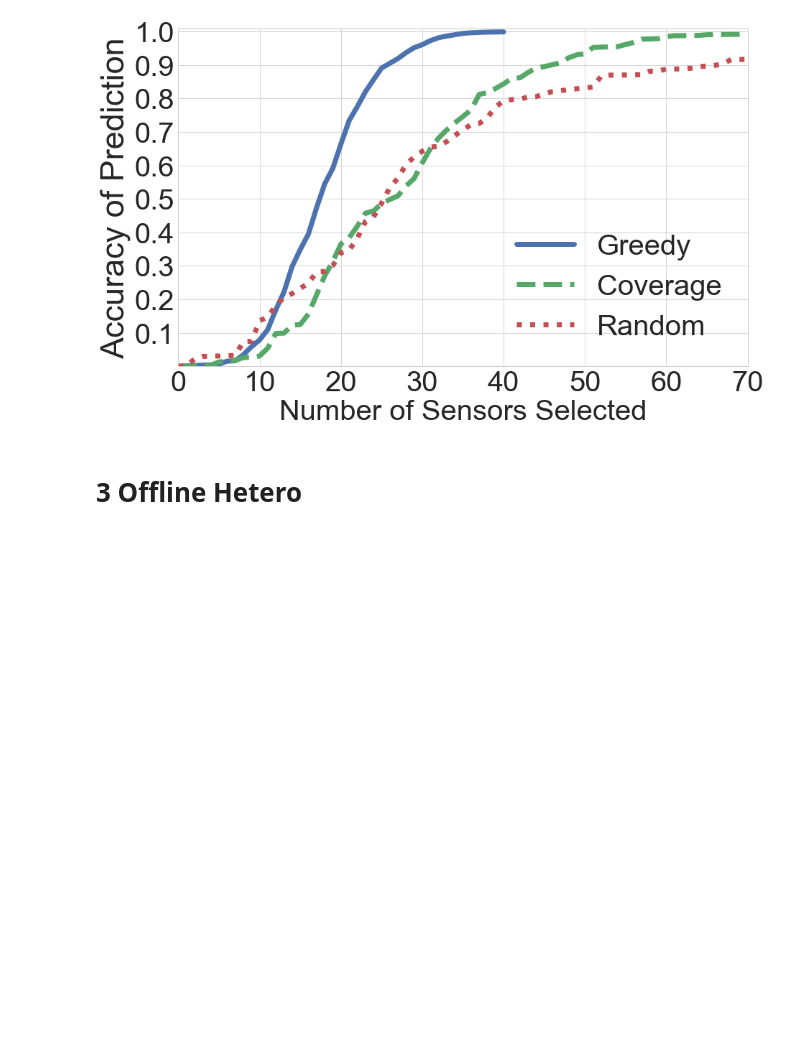
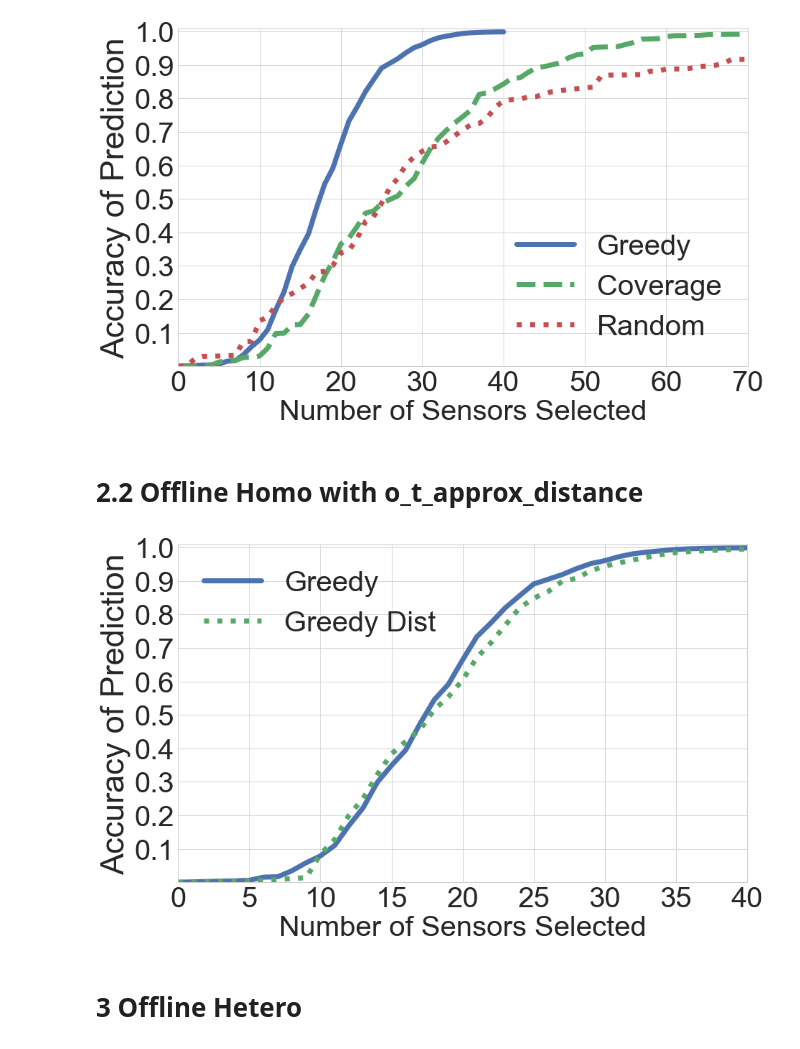
Before and after one commit to Wings-Lab/SelectSensor, a Jupyter notebook: plots.ipynb, the cells around one changed output. Cells and saved outputs as stored; diff of their text form; code cells hidden in the pictures; blank space fills up the shorter version.

Commit message:
add o_t_approx_dist

```diff
--- a/plots.ipynb
+++ b/plots.ipynb
@@ -117,6 +117,60 @@ plt.savefig('plot64/offline_homo.pdf')
 plt.show()
 # %% [output]
 [figure]
+# %% [markdown]
+# 2.2 Offline Homo with o_t_approx_distance
+# %%
+from matplotlib import rcParams
+rcParams.update({'figure.autolayout': True})
+def_figsize = 56, 20
+#rcParams['figure.figsize'] = 28, 20
+
+plt.style.use('seaborn-paper')
+sns.set(context='paper', font_scale=1.6)
+sns.set_style("whitegrid")
+SMALL_SIZE = 40
+MEDIUM_SIZE = 40
+BIGGER_SIZE = 40
+#
+plt.rc('font', size=SMALL_SIZE)          # controls default text sizes
+plt.rc('axes', titlesize=SMALL_SIZE)     # fontsize of the axes title
+plt.rc('axes', labelsize=MEDIUM_SIZE)    # fontsize of the x and y labels
+plt.rc('xtick', labelsize=SMALL_SIZE)    # fontsize of the tick labels
+plt.rc('ytick', labelsize=SMALL_SIZE)    # fontsize of the tick labels
+plt.rc('legend', fontsize=SMALL_SIZE)    # legend fontsize
+plt.rc('figure', titlesize=BIGGER_SIZE) # fontsize of the figure title
+
+df_greedy = pd.read_csv('plot_data64/Offline_Greedy.csv', header=None)
+df_greedy_dist = pd.read_csv('plot_data64/Offline_Greedy_dist.csv', header=None)
+
+X_greedy, Y_greedy = df_greedy[0].tolist(), df_greedy[2].tolist()
+X_greedy_dist, Y_greedy_dist = df_greedy_dist[0].tolist(), df_greedy_dist[2].tolist()
+
+X_greedy.insert(0, 0)
+Y_greedy.insert(0, 0)
+X_greedy_dist.insert(0, 0)
+Y_greedy_dist.insert(0, 0)
+
+rcParams['lines.linewidth'] = 7
+
+plt.figure(figsize=(14,9))
+#plt.setp(linewidth=4)
+plt.plot(X_greedy, Y_greedy, linestyle='-')
+plt.plot(X_greedy_dist, Y_greedy_dist, linestyle=':')
+plt.legend(['Greedy', 'Greedy Dist'], prop={'size':40})
+plt.xlabel('Number of Sensors Selected', fontsize=40)
+plt.ylabel('Accuracy of Prediction', fontsize=45)
+x_axis = np.arange(0, 41, 5)
+plt.xticks(x_axis)
+y_axis = np.arange(0.1, 1.1, 0.1)
+plt.yticks(y_axis)
+plt.xlim([0, 40])
+plt.ylim([0, 1.01])
+
+plt.savefig('plot64/offline_homo_dist.pdf')
+plt.show()
+# %% [output]
+[figure, added]
 # %% [markdown]
 # 3 Offline Hetero
 # %%
```
Also changed, not shown: parts of 1 cell of this notebook, 1 other file.
